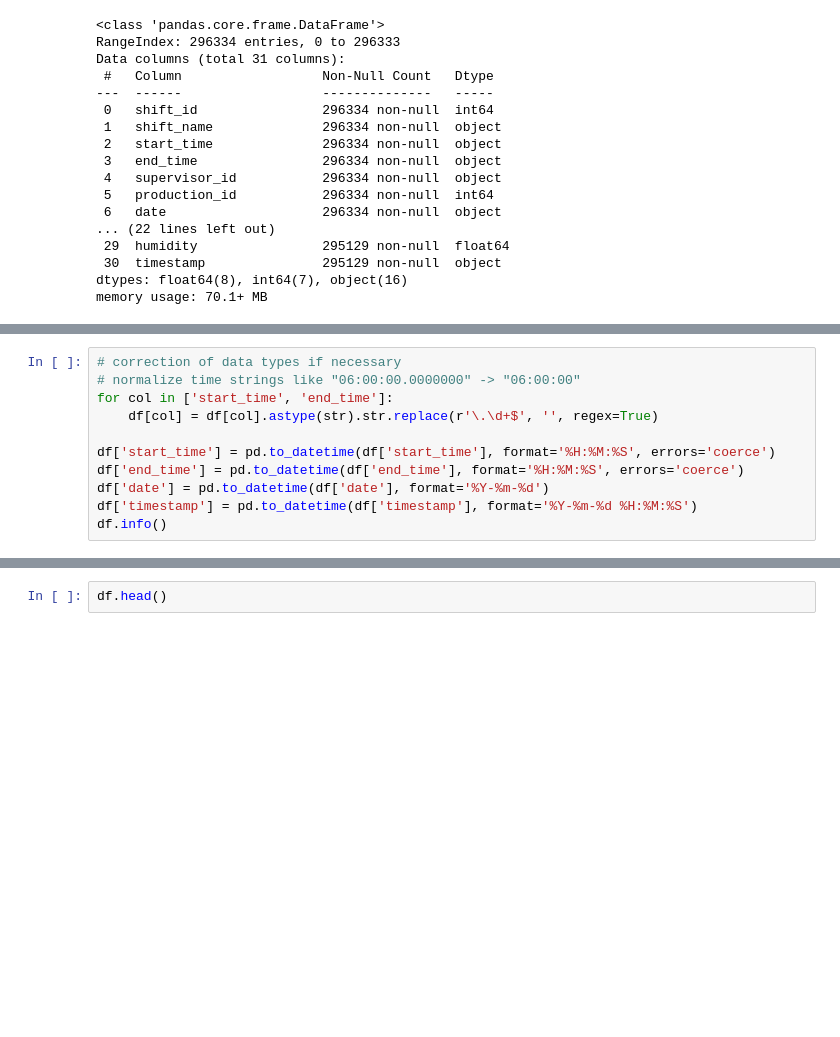
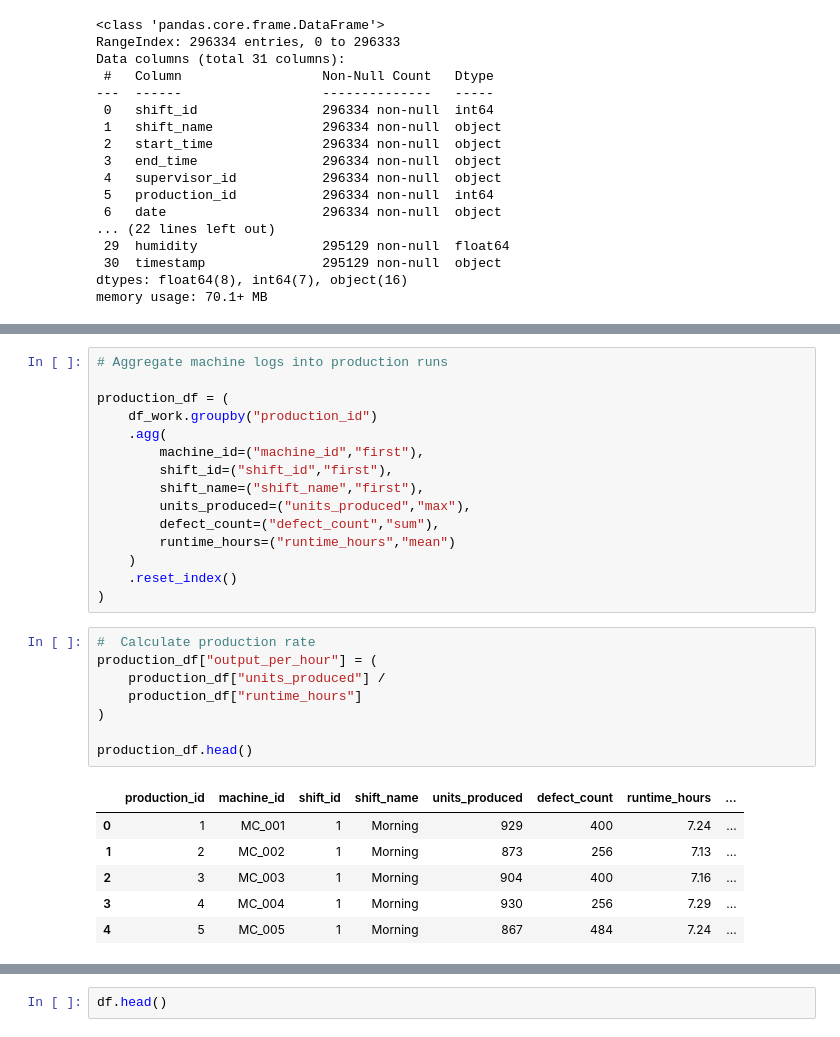
Before and after one commit to mrDanbatta/Shift_performace_project, a Jupyter notebook: shift_performance_notebook.ipynb, the cells around one changed output, grey strips where cells are left out. Drawn from its saved outputs; the diff is of its cells as text; blank space fills up the shorter version.

```diff
--- a/shift_performance_notebook.ipynb
+++ b/shift_performance_notebook.ipynb
@@ -164,11 +119,0 @@ memory usage: 72.1+ MB
-# %%
-# correction of data types if necessary
-# normalize time strings like "06:00:00.0000000" -> "06:00:00"
-for col in ['start_time', 'end_time']:
-    df[col] = df[col].astype(str).str.replace(r'\.\d+$', '', regex=True)
-
-df['start_time'] = pd.to_datetime(df['start_time'], format='%H:%M:%S', errors='coerce')
-df['end_time'] = pd.to_datetime(df['end_time'], format='%H:%M:%S', errors='coerce')
-df['date'] = pd.to_datetime(df['date'], format='%Y-%m-%d')
-df['timestamp'] = pd.to_datetime(df['timestamp'], format='%Y-%m-%d %H:%M:%S')
-df.info()
@@ -229,0 +358,30 @@ Inspection result: 3 ['Rework' 'Accepted' 'Rejected']
+# %%
+# Aggregate machine logs into production runs
+
+production_df = (
+    df_work.groupby("production_id")
+    .agg(
+        machine_id=("machine_id","first"),
+        shift_id=("shift_id","first"),
+        shift_name=("shift_name","first"),
+        units_produced=("units_produced","max"),
+        defect_count=("defect_count","sum"),
+        runtime_hours=("runtime_hours","mean")
+    )
+    .reset_index()
+)
+# %%
+#  Calculate production rate
+production_df["output_per_hour"] = (
+    production_df["units_produced"] /
+    production_df["runtime_hours"]
+)
+
+production_df.head()
+# %% [output]
+|  | production_id | machine_id | shift_id | shift_name | units_produced | defect_count | runtime_hours | ... |
+| 0 | 1 | MC_001 | 1 | Morning | 929 | 400 | 7.24 | ... |
+| 1 | 2 | MC_002 | 1 | Morning | 873 | 256 | 7.13 | ... |
+| 2 | 3 | MC_003 | 1 | Morning | 904 | 400 | 7.16 | ... |
+| 3 | 4 | MC_004 | 1 | Morning | 930 | 256 | 7.29 | ... |
+| 4 | 5 | MC_005 | 1 | Morning | 867 | 484 | 7.24 | ... |
```
Also changed, not shown: parts of 36 cells of this notebook.
